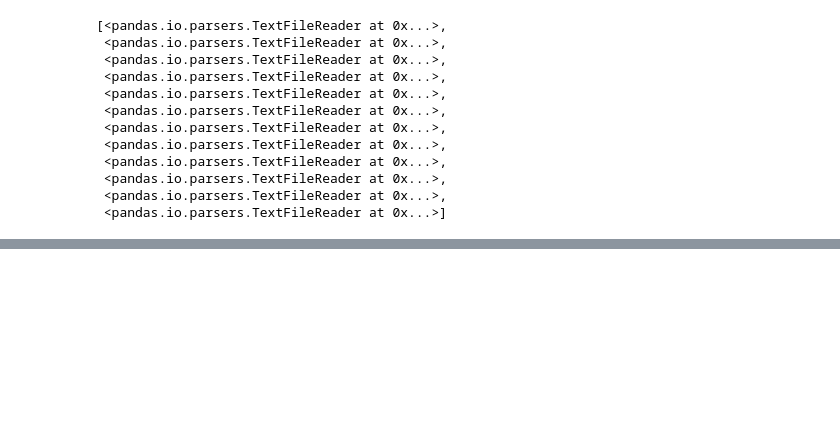
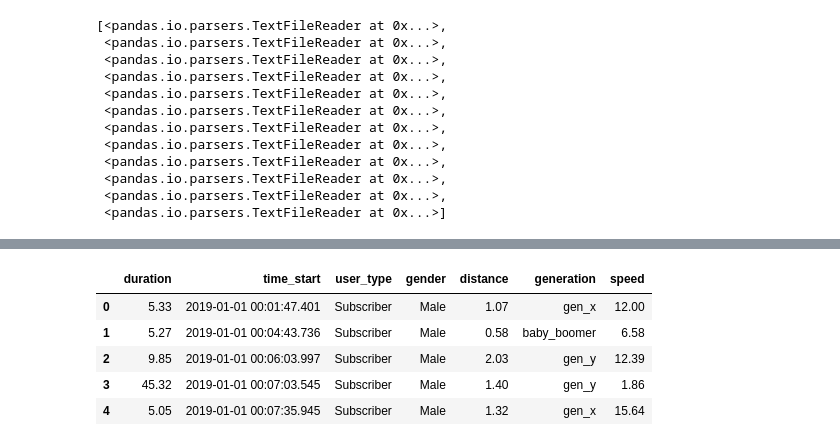
Before and after one commit to ongks-useR/united_states_bike_share, a Jupyter notebook: data_cleaning.ipynb, the cells around one changed output, grey strips where cells are left out. Drawn from its saved outputs; the diff is of its cells as text; code cells hidden in the pictures; blank space fills up the shorter version.

```diff
--- a/data_cleaning.ipynb
+++ b/data_cleaning.ipynb
@@ -267,0 +488,15 @@ memory usage: 744.8+ MB
+# %%
+# we will use duration, distance and speed for demo
+
+# create coordinates of start_station
+
+coordinate_start = list(zip(df.station_latitude_start.values, df.station_longitude_start.values))
+# %%
+# create coordinates of end_station
+
+coordinate_end = list(zip(df.station_latitude_end.values, df.station_longitude_end.values))
+# %%
+# calculate distance with the help of haversine based on coordinates start & end
+# https://pypi.org/project/haversine/
+
+df['distance'] = haversine_vector(coordinate_start, coordinate_end, Unit.KILOMETERS)
@@ -267,0 +552,12 @@ memory usage: 744.8+ MB
+# %%
+bin_range = [1928, 1946, 1965, 1981, 1997, 2016]
+gen_label = ['silent', 'baby_boomer', 'gen_x', 'gen_y', 'gen_z']
+
+hour = np.divide(df.duration, 3600)
+
+# create/replace variable with one command
+df = df.assign(generation = pd.cut(df.birth_year, bins = bin_range, labels = gen_label, include_lowest=True, ordered=False),
+                duration = np.divide(df.duration.values, 60),
+                speed = np.divide(df.distance.values, hour))
+
+df.head()
@@ -267,0 +601,21 @@ memory usage: 744.8+ MB
+# %%
+'''
+Run code for demo only
+
+Method 01: Long method chaining
+
+1. to remove variables
+2. round variables in float type to 2 decimals
+3. change data type of 'speed' from 'float64' to 'float32'
+
+Code is hardly readable !!!
+'''
+
+df.drop(columns=['station_latitude_start', 'station_longitude_start', 'station_latitude_end', 'station_longitude_end', 'birth_year']).round(2).astype({'speed': np.float32}).head()
+# %% [output]
+|  | duration | time_start | user_type | gender | distance | generation | speed |
+| 0 | 5.33 | 2019-01-01 00:01:47.401 | Subscriber | Male | 1.07 | gen_x | 12.00 |
+| 1 | 5.27 | 2019-01-01 00:04:43.736 | Subscriber | Male | 0.58 | baby_boomer | 6.58 |
+| 2 | 9.85 | 2019-01-01 00:06:03.997 | Subscriber | Male | 2.03 | gen_y | 12.39 |
+| 3 | 45.32 | 2019-01-01 00:07:03.545 | Subscriber | Male | 1.40 | gen_y | 1.86 |
+| 4 | 5.05 | 2019-01-01 00:07:35.945 | Subscriber | Male | 1.32 | gen_x | 15.64 |
```
Also changed, not shown: parts of 74 cells of this notebook.
